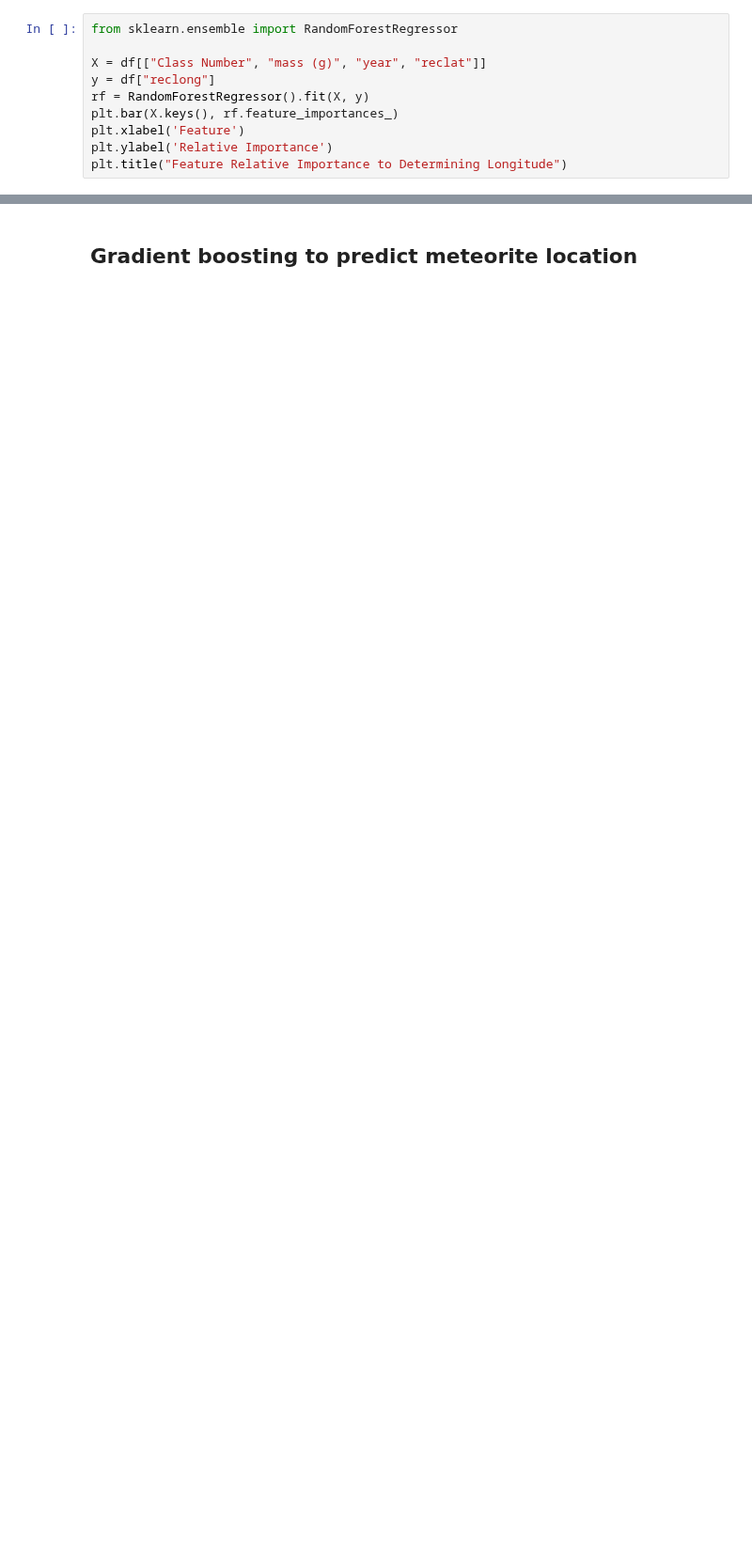
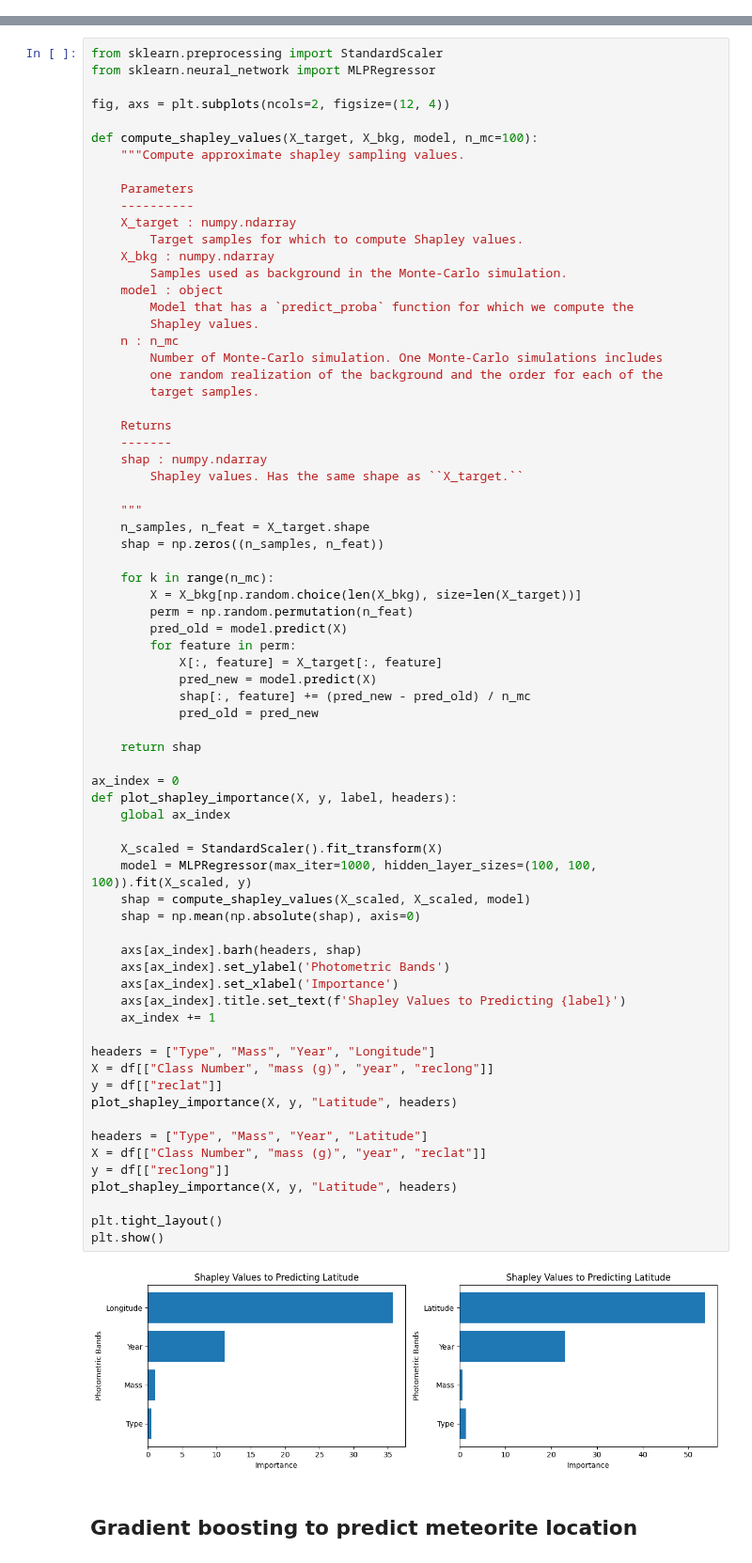
Before and after one commit to queue-h/ISCI-396, a Jupyter notebook: final_project/research.ipynb, the cells around one changed output, grey strips where cells are left out. Shown at 94% size. Cells and saved outputs as stored; diff of their text form; blank space fills up the shorter version.

```diff
--- a/final_project/research.ipynb
+++ b/final_project/research.ipynb
@@ -114,10 +123,0 @@ Text(0.5, 1.0, 'Feature Relative Importance to Determining Longitude')
-# %%
-from sklearn.ensemble import RandomForestRegressor
-
-X = df[["Class Number", "mass (g)", "year", "reclat"]]
-y = df["reclong"]
-rf = RandomForestRegressor().fit(X, y)
-plt.bar(X.keys(), rf.feature_importances_)
-plt.xlabel('Feature')
-plt.ylabel('Relative Importance')
-plt.title("Feature Relative Importance to Determining Longitude")
@@ -127,2 +126,75 @@ Text(0.5, 1.0, 'Feature Relative Importance to Determining Longitude')
+# %%
+from sklearn.preprocessing import StandardScaler
+from sklearn.neural_network import MLPRegressor
+
+fig, axs = plt.subplots(ncols=2, figsize=(12, 4))
+
+def compute_shapley_values(X_target, X_bkg, model, n_mc=100):
+    """Compute approximate shapley sampling values.
+
+    Parameters
+    ----------
+    X_target : numpy.ndarray
+        Target samples for which to compute Shapley values.
+    X_bkg : numpy.ndarray
+        Samples used as background in the Monte-Carlo simulation.
+    model : object
+        Model that has a `predict_proba` function for which we compute the
+        Shapley values.
+    n : n_mc
+        Number of Monte-Carlo simulation. One Monte-Carlo simulations includes
+        one random realization of the background and the order for each of the
+        target samples.
+
+    Returns
+    -------
+    shap : numpy.ndarray
+        Shapley values. Has the same shape as ``X_target.``
+
+    """
+    n_samples, n_feat = X_target.shape
+    shap = np.zeros((n_samples, n_feat))
+
+    for k in range(n_mc):
+        X = X_bkg[np.random.choice(len(X_bkg), size=len(X_target))]
+        perm = np.random.permutation(n_feat)
+        pred_old = model.predict(X)
+        for feature in perm:
+            X[:, feature] = X_target[:, feature]
+            pred_new = model.predict(X)
+            shap[:, feature] += (pred_new - pred_old) / n_mc
+            pred_old = pred_new
+
+    return shap
+
+ax_index = 0
+def plot_shapley_importance(X, y, label, headers):
+    global ax_index
+
+    X_scaled = StandardScaler().fit_transform(X)
+    model = MLPRegressor(max_iter=1000, hidden_layer_sizes=(100, 100, 100)).fit(X_scaled, y)
+    shap = compute_shapley_values(X_scaled, X_scaled, model)
+    shap = np.mean(np.absolute(shap), axis=0)
+
+    axs[ax_index].barh(headers, shap)
+    axs[ax_index].set_ylabel('Photometric Bands')
+    axs[ax_index].set_xlabel('Importance')
+    axs[ax_index].title.set_text(f'Shapley Values to Predicting {label}')
+    ax_index += 1
+
+headers = ["Type", "Mass", "Year", "Longitude"]
+X = df[["Class Number", "mass (g)", "year", "reclong"]]
+y = df[["reclat"]]
+plot_shapley_importance(X, y, "Latitude", headers)
+
+headers = ["Type", "Mass", "Year", "Latitude"]
+X = df[["Class Number", "mass (g)", "year", "reclat"]]
+y = df[["reclong"]]
+plot_shapley_importance(X, y, "Latitude", headers)
+
+plt.tight_layout()
+plt.show()
+# %% [output]
+[figure, added]
 # %% [markdown]
 ## Gradient boosting to predict meteorite location
```
Also changed, not shown: parts of 12 cells of this notebook.
